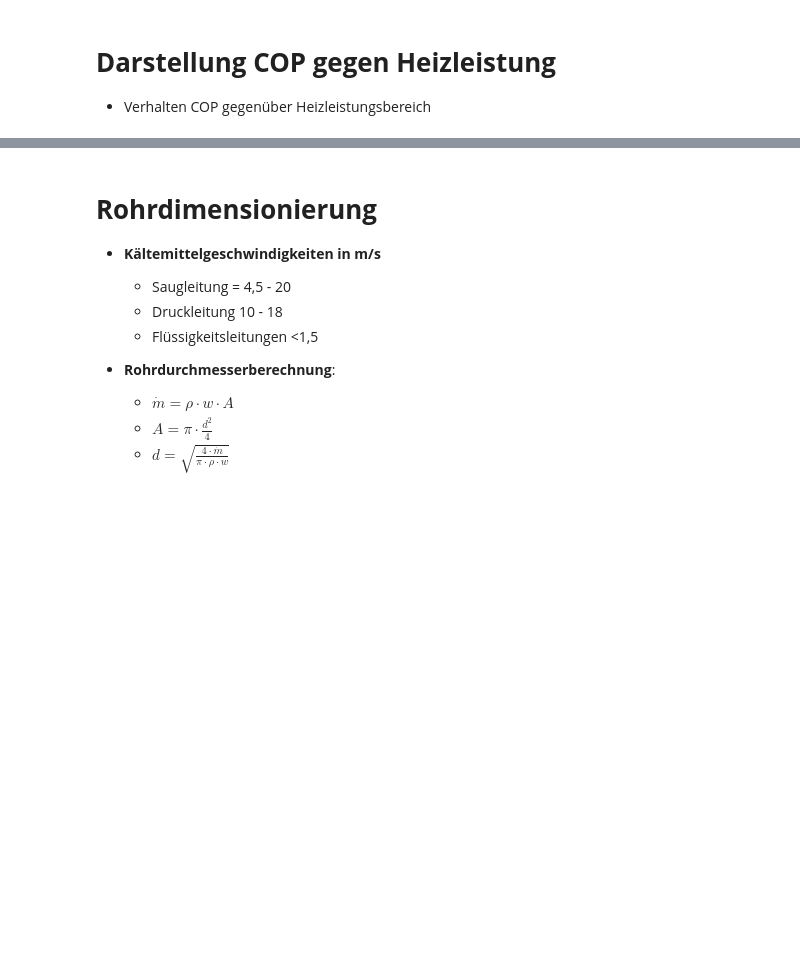
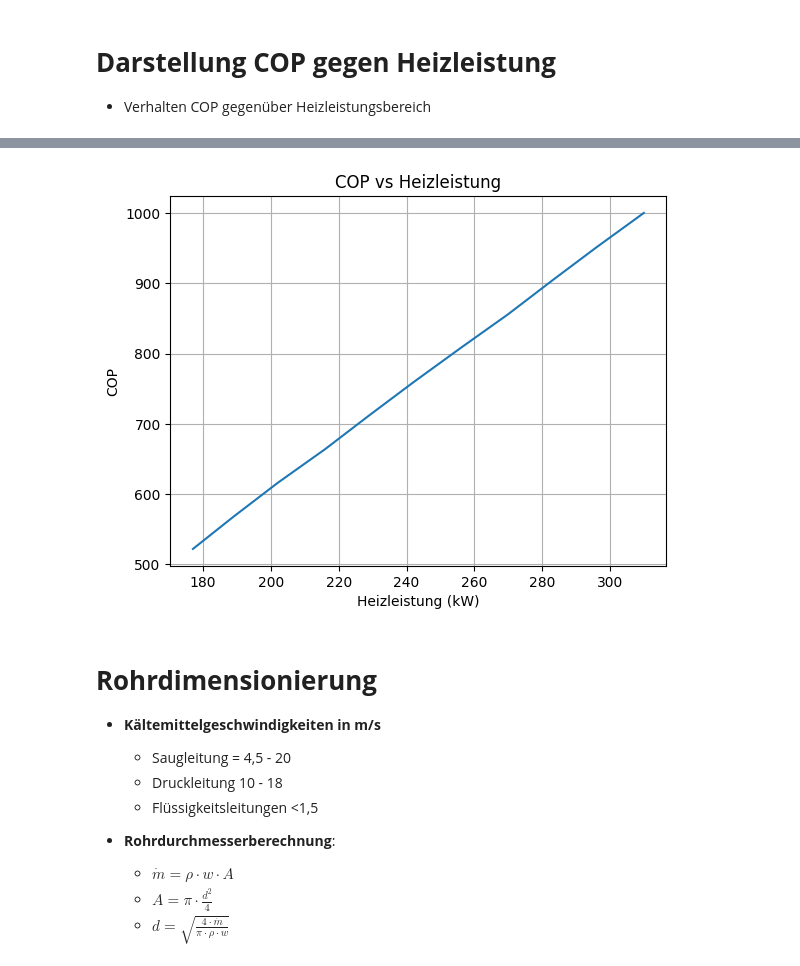
Before and after one commit to Zeusdragon/WP_Beleg, a Jupyter notebook: Beleg.ipynb, the cells around one changed output, grey strips where cells are left out. Cells and saved outputs as stored; diff of their text form; code cells hidden in the pictures; blank space fills up the shorter version.

```diff
--- a/Beleg.ipynb
+++ b/Beleg.ipynb
@@ -201,3 +198,12 @@ plt.show()
+# %%
+plt.plot(P_verdichter, Q_heizliste)
+plt.xlabel('Heizleistung (kW)')
+plt.ylabel('COP')
+plt.title('COP vs Heizleistung')
+plt.grid(True)
+plt.show()
+# %% [output]
+[figure, added]
 # %% [markdown]
 # **Rohrdimensionierung**
 + **Kältemittelgeschwindigkeiten in m/s**
```
Also changed, not shown: parts of 2 cells of this notebook.
